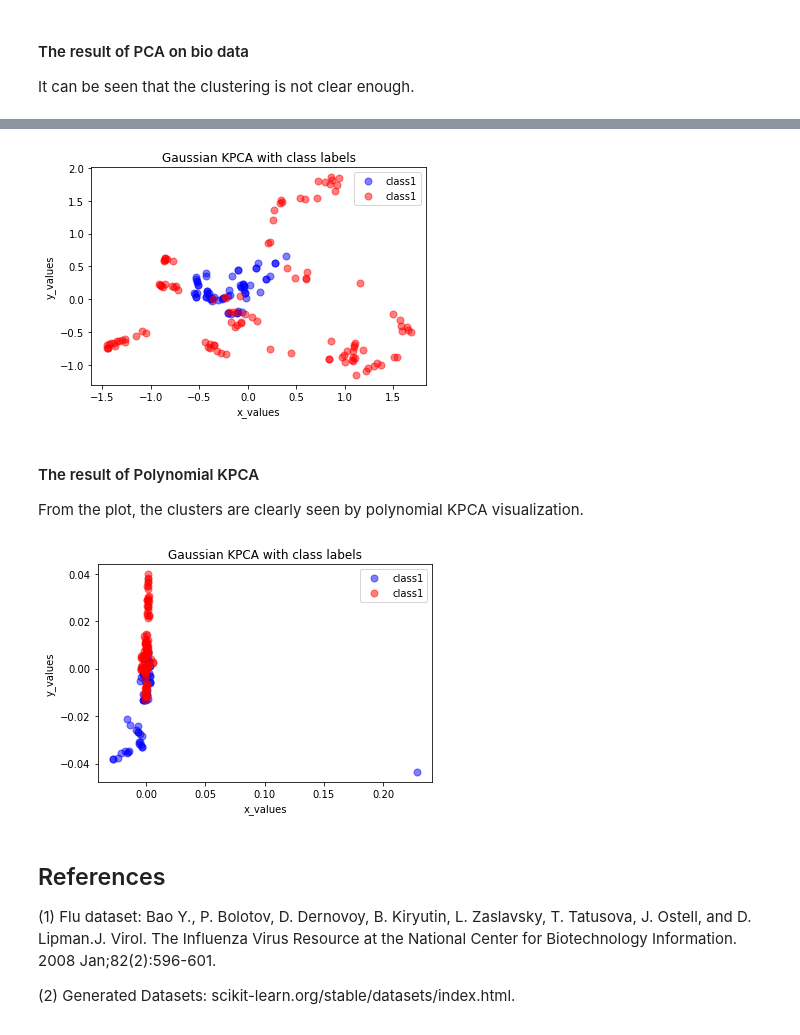
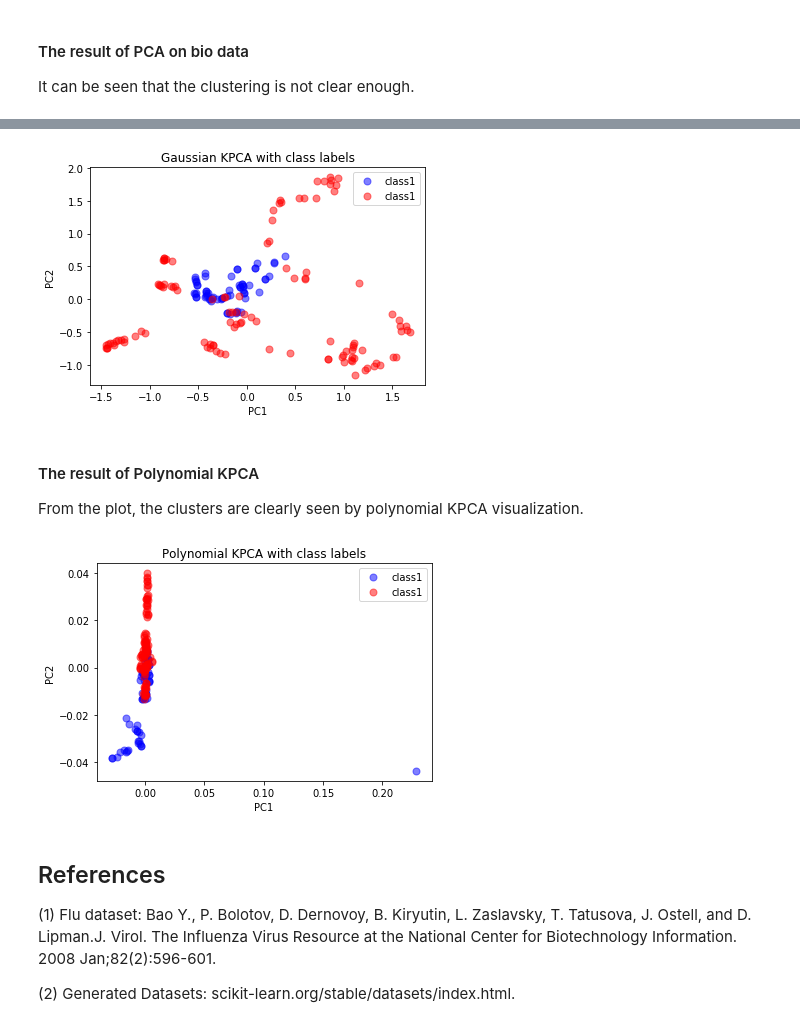
Before and after one commit to Yangliule/535-final-project, a Jupyter notebook: 535_Final_Project_combined.ipynb, the cells around one changed output, grey strips where cells are left out. Cells and saved outputs as stored; diff of their text form; code cells hidden in the pictures.

```diff
--- a/535_Final_Project_combined.ipynb
+++ b/535_Final_Project_combined.ipynb
@@ -560,13 +560,13 @@ pca_result3 = svd_pca(gaussian_transformed, 2)
 
 plt.plot(pca_result3[0,0:bat_len], pca_result3[1,0:bat_len], 'o', markersize=7, color='blue', alpha=0.5, label='class1')
 plt.plot(pca_result3[0,bat_len:178], pca_result3[1,bat_len:178], 'o', markersize=7, color='red', alpha=0.5, label='class1')
-plt.xlabel('x_values')
-plt.ylabel('y_values')
+plt.xlabel('PC1')
+plt.ylabel('PC2')
 plt.legend()
 plt.title('Gaussian KPCA with class labels')
 plt.show()
 # %% [output]
-[figure, old version]
+[figure, new version]
 # %% [markdown]
 #### The result of Polynomial KPCA
 
@@ -574,16 +574,16 @@ From the plot, the clusters are clearly seen by polynomial KPCA visualization.
 # %%
 poly_transformed = poly_kernel(input_matrix, 2)
 pca_result4 = svd_pca(poly_transformed, 2)
 
 plt.plot(pca_result4[0,0:bat_len], pca_result4[1,0:bat_len], 'o', markersize=7, color='blue', alpha=0.5, label='class1')
 plt.plot(pca_result4[0,bat_len:178], pca_result4[1,bat_len:178], 'o', markersize=7, color='red', alpha=0.5, label='class1')
-plt.xlabel('x_values')
-plt.ylabel('y_values')
+plt.xlabel('PC1')
+plt.ylabel('PC2')
 plt.legend()
-plt.title('Gaussian KPCA with class labels')
+plt.title('Polynomial KPCA with class labels')
 plt.show()
 # %% [output]
-[figure, old version]
+[figure, new version]
 # %% [markdown]
 ## References
 
```
Also changed, not shown: parts of 11 cells of this notebook.
